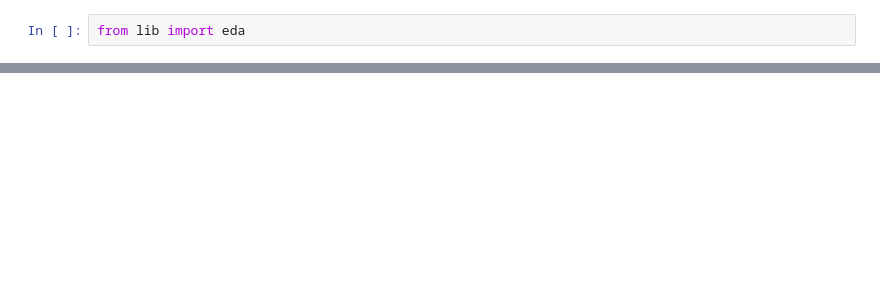
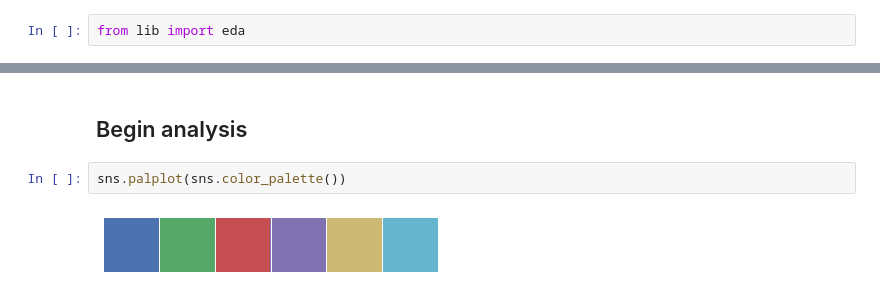
Before and after one commit to texas-justice-initiative/analysis, a Jupyter notebook: analyses/officer_population_descriptive_analylsis.ipynb, the cells around one changed output, grey strips where cells are left out. Saved outputs shown, nothing was run; the diff lists cells and outputs as text; blank space fills up the shorter version.

```diff
--- a/analyses/officer_population_descriptive_analylsis.ipynb
+++ b/analyses/officer_population_descriptive_analylsis.ipynb
@@ -152,0 +147,6 @@ pass
+# %% [markdown]
+## Begin analysis
+# %%
+sns.palplot(sns.color_palette())
+# %% [output]
+[figure, added]
```
Also changed, not shown: parts of 19 cells of this notebook, 12 other files.
